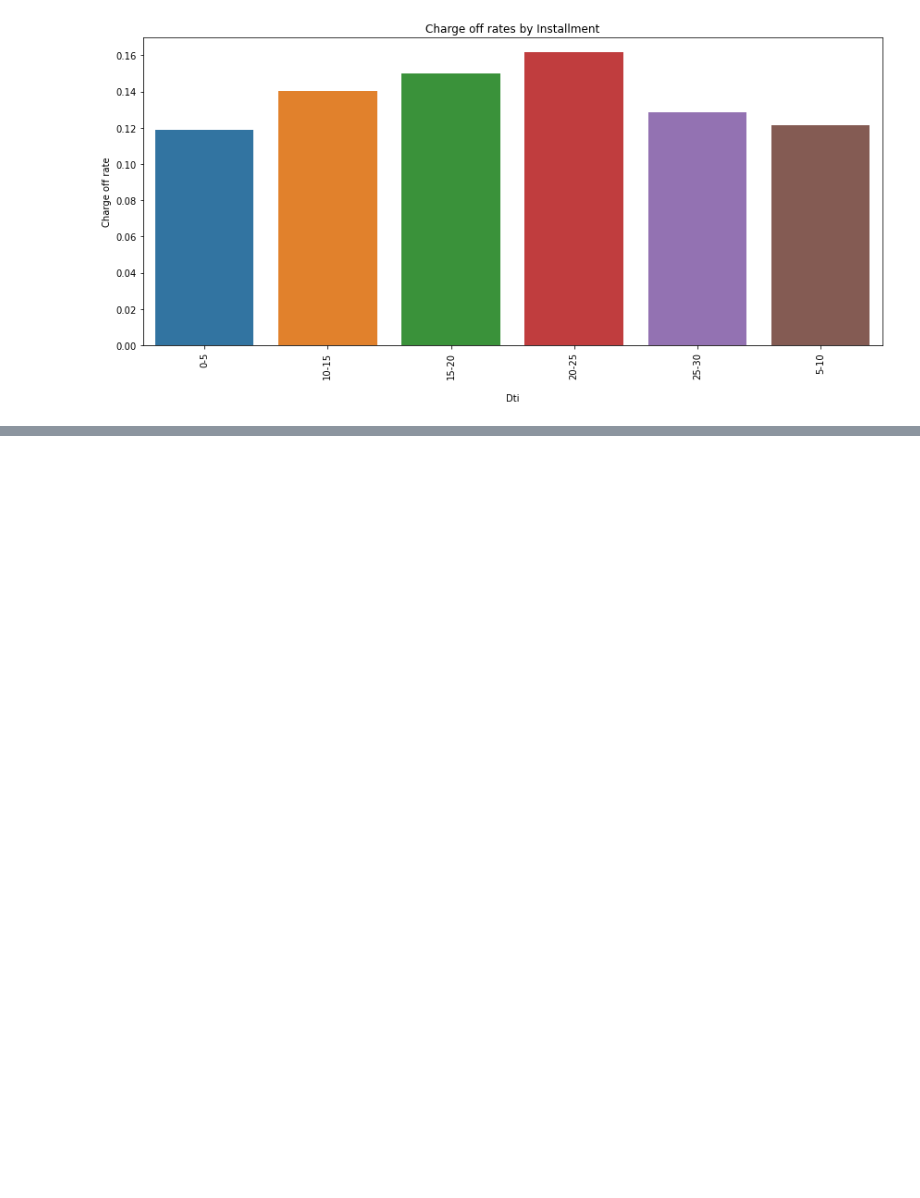
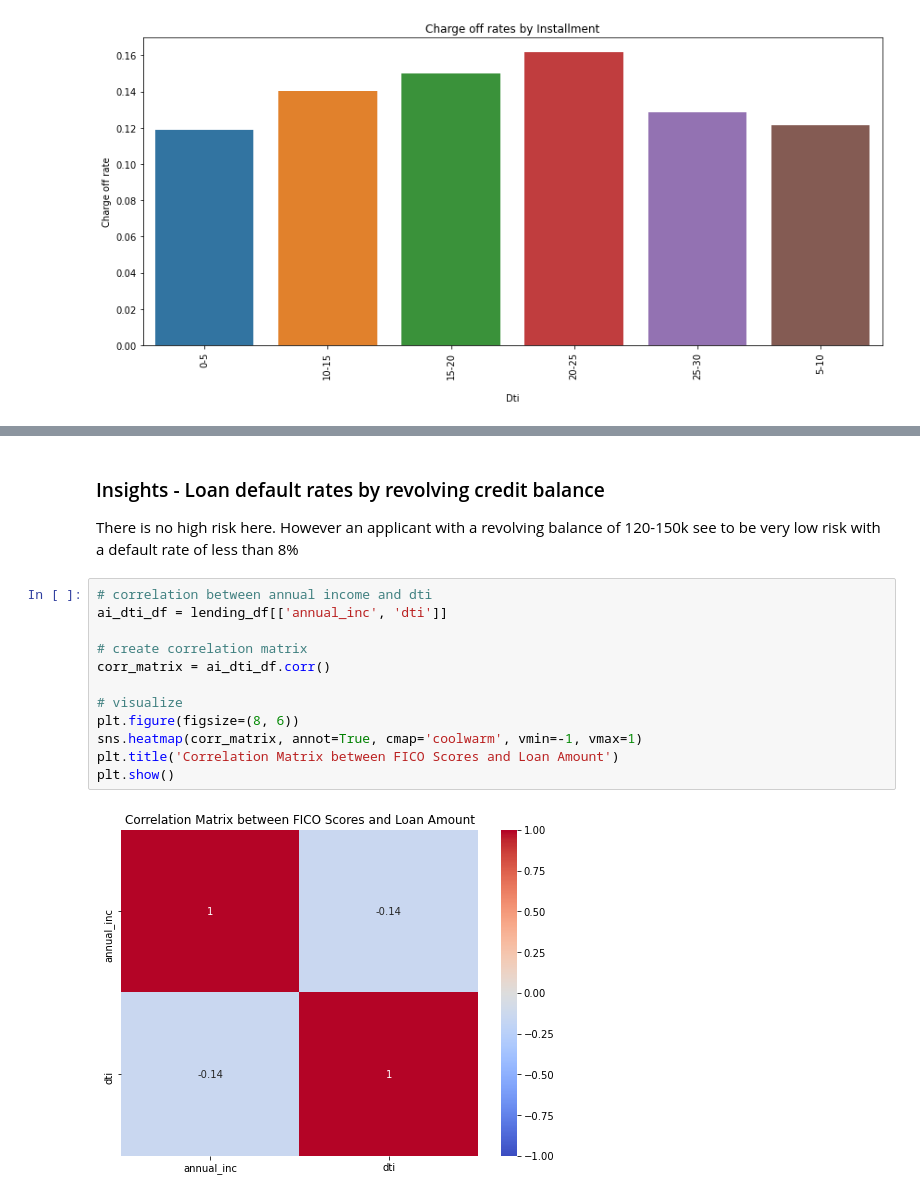
Before and after one commit to ranju1729/lending_club_case_study, a Jupyter notebook: Lending_Club_Case_Study.ipynb, the cells around one changed output, grey strips where cells are left out. Drawn from its saved outputs; the diff is of its cells as text; blank space fills up the shorter version.

```diff
--- a/Lending_Club_Case_Study.ipynb
+++ b/Lending_Club_Case_Study.ipynb
@@ -836,0 +861,18 @@ plt.show()
+# %% [markdown]
+### Insights - Loan default rates by revolving credit balance
+
+There is no high risk here. However an applicant with a revolving balance of 120-150k see to be very low risk with a default rate of less than 8%
+# %%
+# correlation between annual income and dti
+ai_dti_df = lending_df[['annual_inc', 'dti']]
+
+# create correlation matrix
+corr_matrix = ai_dti_df.corr()
+
+# visualize
+plt.figure(figsize=(8, 6))
+sns.heatmap(corr_matrix, annot=True, cmap='coolwarm', vmin=-1, vmax=1)
+plt.title('Correlation Matrix between FICO Scores and Loan Amount')
+plt.show()
+# %% [output]
+[figure, added]
```
Also changed, not shown: parts of 35 cells of this notebook.
